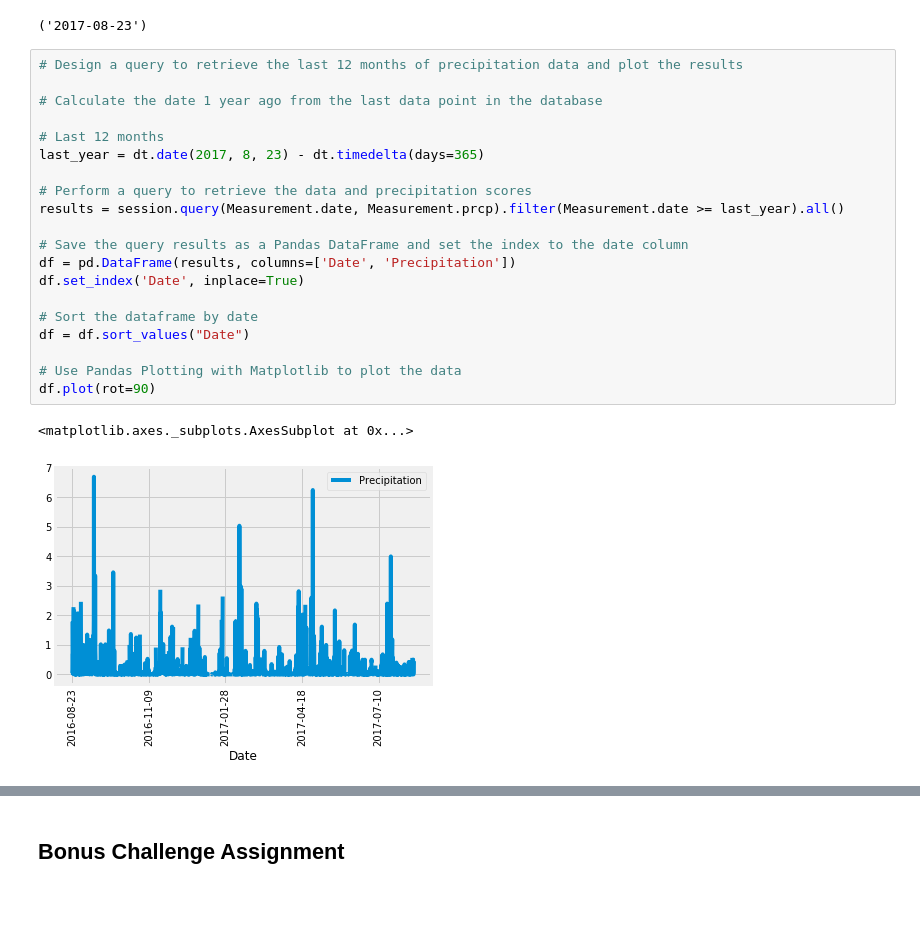
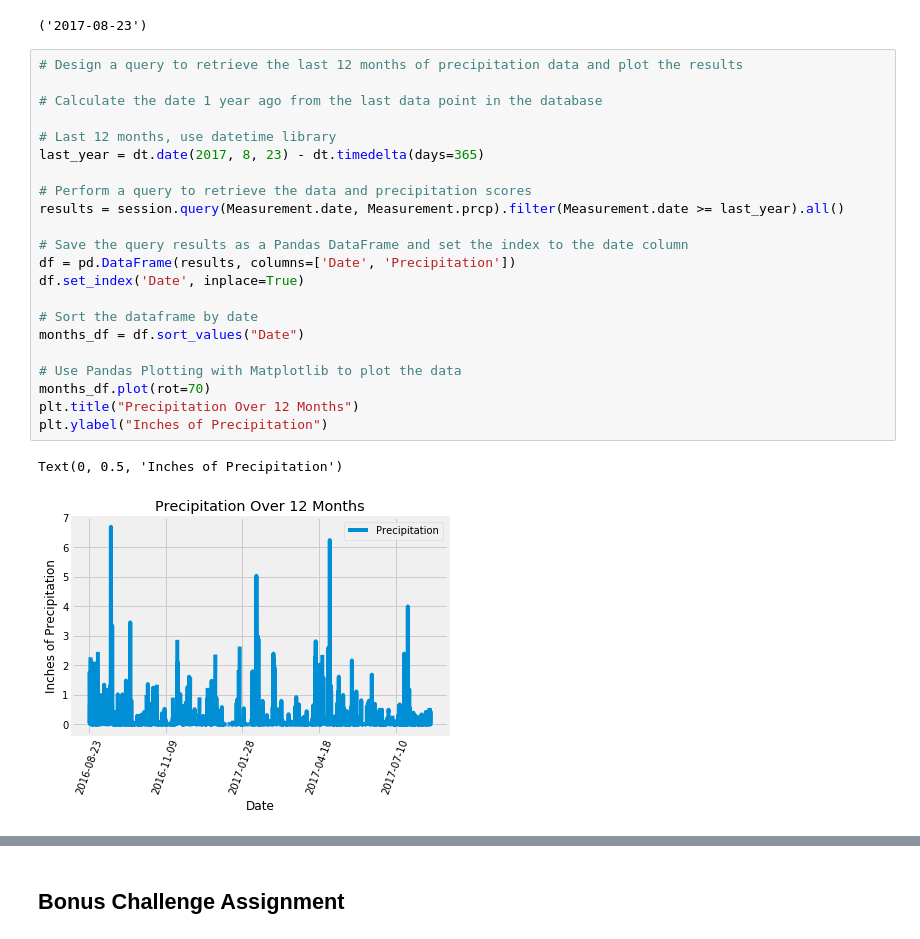
Before and after one commit to meeraranee/SQLAlchemy-Challenge, a Jupyter notebook: climate.ipynb, the cells around one changed output, grey strips where cells are left out. Saved outputs shown, nothing was run; the diff lists cells and outputs as text; blank space fills up the shorter version.

```diff
--- a/climate.ipynb
+++ b/climate.ipynb
@@ -80,25 +80,27 @@ session.query(Measurement.date).order_by(Measurement.date.desc()).first()
 # %%
 # Design a query to retrieve the last 12 months of precipitation data and plot the results
 
 # Calculate the date 1 year ago from the last data point in the database
 
-# Last 12 months
+# Last 12 months, use datetime library
 last_year = dt.date(2017, 8, 23) - dt.timedelta(days=365)
 
 # Perform a query to retrieve the data and precipitation scores
 results = session.query(Measurement.date, Measurement.prcp).filter(Measurement.date >= last_year).all()
 
 # Save the query results as a Pandas DataFrame and set the index to the date column
 df = pd.DataFrame(results, columns=['Date', 'Precipitation'])
 df.set_index('Date', inplace=True)
 
 # Sort the dataframe by date
-df = df.sort_values("Date")
+months_df = df.sort_values("Date")
 
 # Use Pandas Plotting with Matplotlib to plot the data
-df.plot(rot=90)
+months_df.plot(rot=70)
+plt.title("Precipitation Over 12 Months")
+plt.ylabel("Inches of Precipitation")
 # %% [output]
-<matplotlib.axes._subplots.AxesSubplot at 0x...>
+Text(0, 0.5, 'Inches of Precipitation')
-[figure, old version]
+[figure, new version]
 # %%
 # Use Pandas to calcualte the summary statistics for the precipitation data
```
Also changed, not shown: parts of 6 cells of this notebook, 1 other file.
